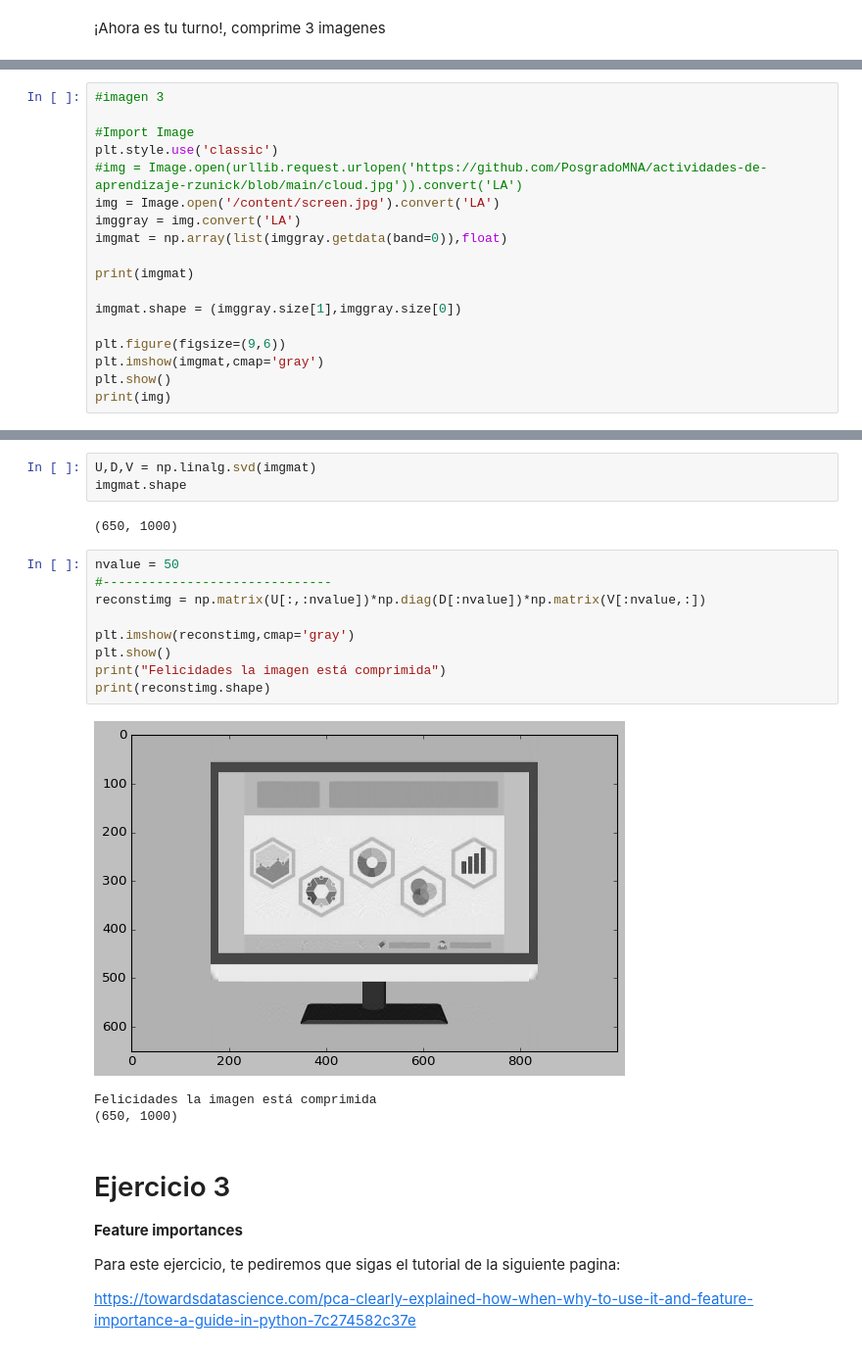
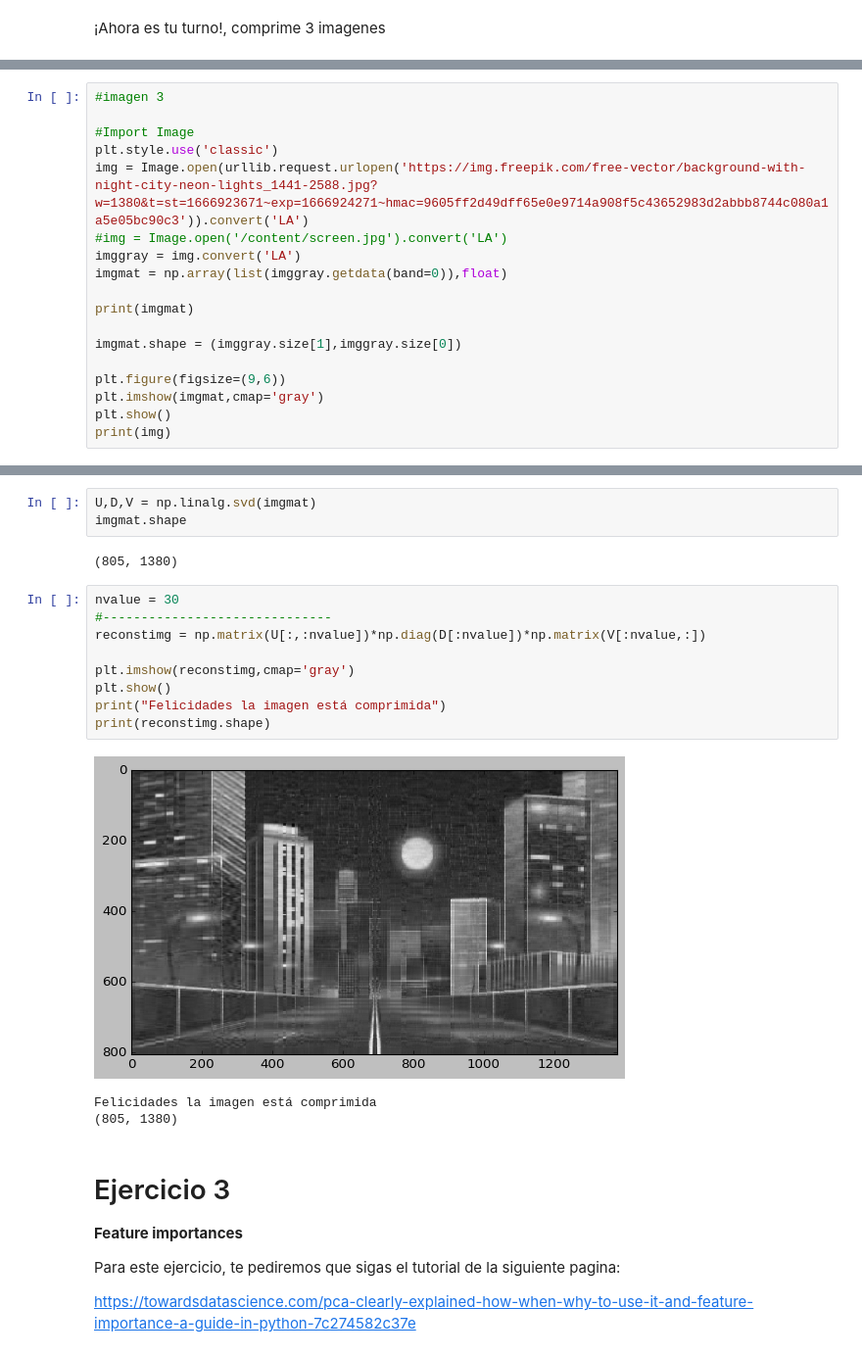
Before and after one commit to PosgradoMNA/actividades-de-aprendizaje-rzunick, a Jupyter notebook: Semana_5_Repaso_Transformación_y_Reduccion_de_Dimensiones_Ronald_Zuniga_A01686240.ipynb, the cells around one changed output, grey strips where cells are left out. Shown at 98% size. Drawn from its saved outputs; the diff is of its cells as text.

```diff
--- a/Semana_5_Repaso_Transformación_y_Reduccion_de_Dimensiones_Ronald_Zuniga_A01686240.ipynb
+++ b/Semana_5_Repaso_Transformación_y_Reduccion_de_Dimensiones_Ronald_Zuniga_A01686240.ipynb
@@ -394,8 +394,8 @@ Felicidades la imagen está comprimida
 
 #Import Image
 plt.style.use('classic')
-#img = Image.open(urllib.request.urlopen('https://github.com/PosgradoMNA/actividades-de-aprendizaje-rzunick/blob/main/cloud.jpg')).convert('LA')
-img = Image.open('/content/screen.jpg').convert('LA')
+img = Image.open(urllib.request.urlopen('https://img.freepik.com/free-vector/background-with-night-city-neon-lights_1441-2588.jpg?w=1380&t=st=1666923671~exp=1666924271~hmac=9605ff2d49dff65e0e9714a908f5c43652983d2abbb8744c080a1a5e05bc90c3')).convert('LA')
+#img = Image.open('/content/screen.jpg').convert('LA')
 imggray = img.convert('LA')
 imgmat = np.array(list(imggray.getdata(band=0)),float)
 
@@ -415,20 +415,20 @@ print(img)
 U,D,V = np.linalg.svd(imgmat)
 imgmat.shape
 # %% [output]
-(650, 1000)
+(805, 1380)
 # %%
-nvalue = 50
+nvalue = 30
 #------------------------------
 reconstimg = np.matrix(U[:,:nvalue])*np.diag(D[:nvalue])*np.matrix(V[:nvalue,:])
 
 plt.imshow(reconstimg,cmap='gray')
 plt.show()
 print("Felicidades la imagen está comprimida")
 print(reconstimg.shape)
 # %% [output]
-[figure, old version]
+[figure, new version]
 Felicidades la imagen está comprimida
-(650, 1000)
+(805, 1380)
 # %% [markdown]
 # Ejercicio 3
 
```
Also changed, not shown: parts of 21 cells of this notebook.
